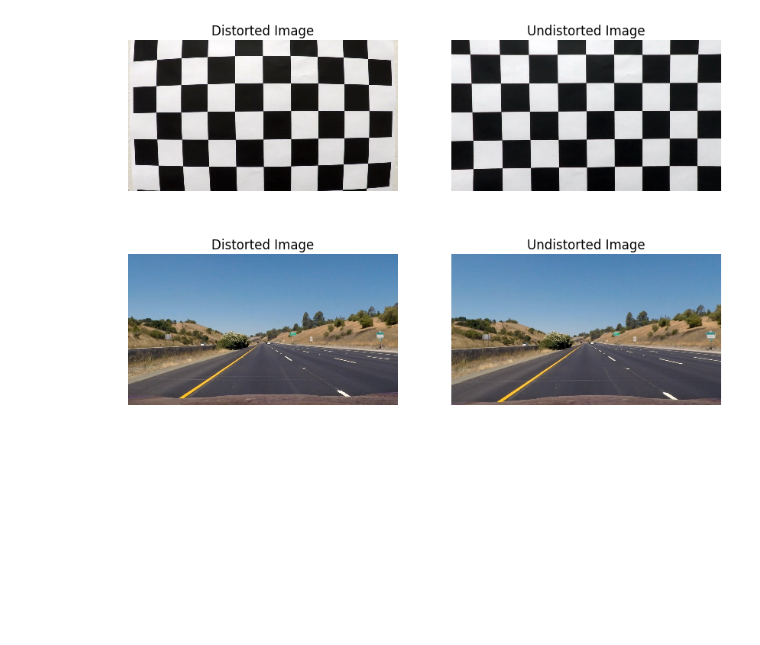
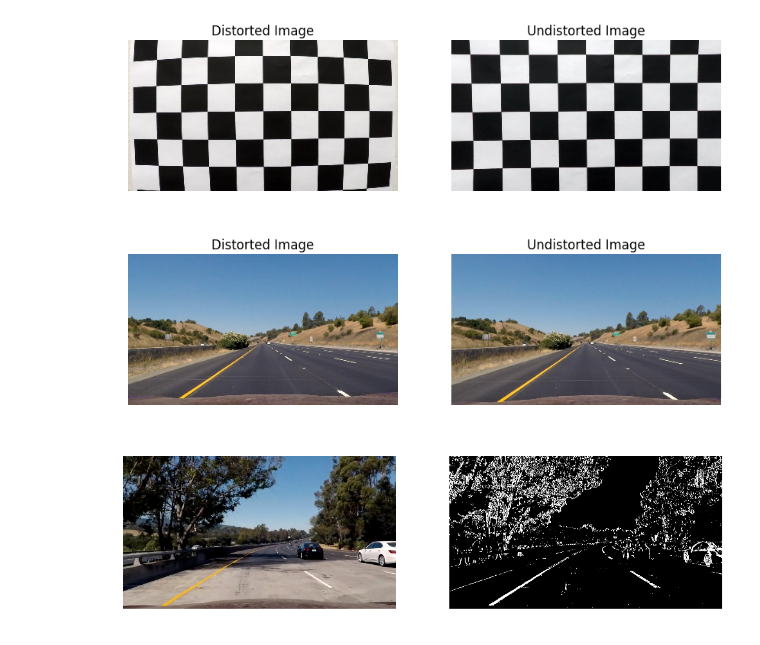
Before and after one commit to Allensmile/CarND-Advanced-Lane-Lines, a Jupyter notebook: src/Image_Analysis.ipynb, the cells around one changed output. Cells and saved outputs as stored; diff of their text form; code cells hidden in the pictures; blank space fills up the shorter version.

```diff
--- a/src/Image_Analysis.ipynb
+++ b/src/Image_Analysis.ipynb
@@ -85,2 +87,23 @@ for image_loc in images_loc:
     corrected_image = calibrator.undistort(distorted_image_location)
     cv2.imwrite(corred_image_file, corrected_image)
+# %%
+# Now we are ready to do color thresholding and masking
+# in order to find out binary images with lane lines.
+saved_undistorted_img = mpimg.imread('../output_images/undistorted_test_images/test5.jpg')
+binary_img = advanced_lane_finding.image_binarize(saved_undistorted_img,
+                                                 gray_thresh = (20, 255),
+                                                 s_thresh = (150, 255),
+                                                 l_thresh = (120, 255))
+plt.figure(figsize=(12, 6))
+
+plt.subplot(1, 2, 1)
+plt.axis('off')
+plt.imshow(saved_undistorted_img)
+
+plt.subplot(1, 2, 2)
+plt.axis('off')
+plt.imshow(binary_img)
+
+plt.show()
+# %% [output]
+[figure, added]
```
Also changed, not shown: parts of 3 cells of this notebook, 1 other file.
